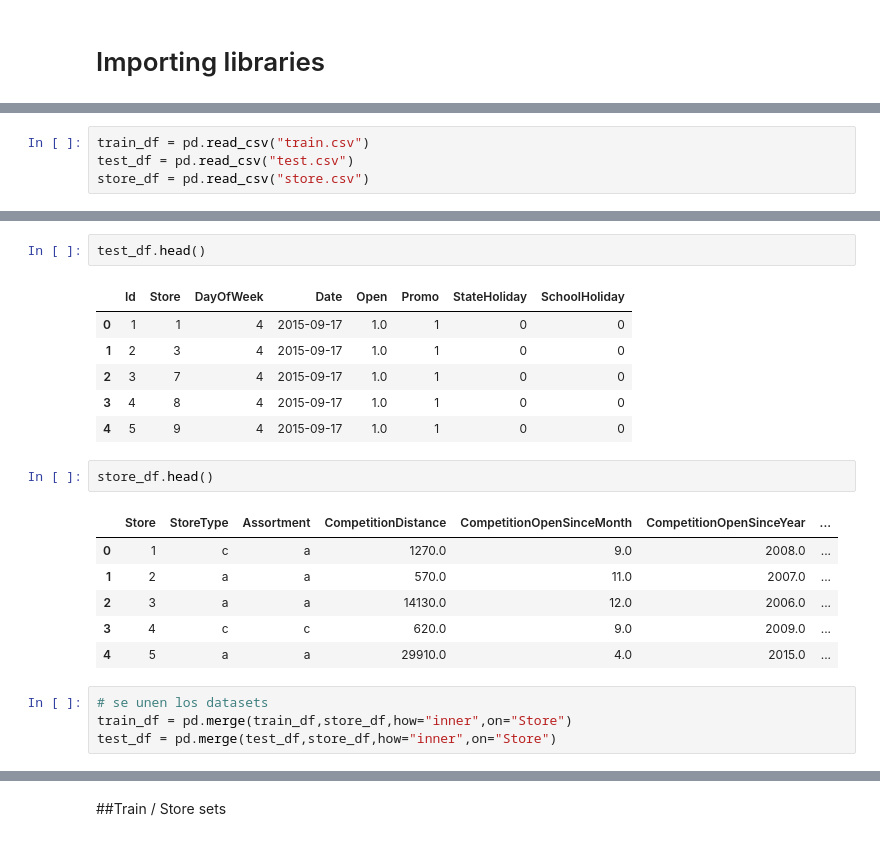
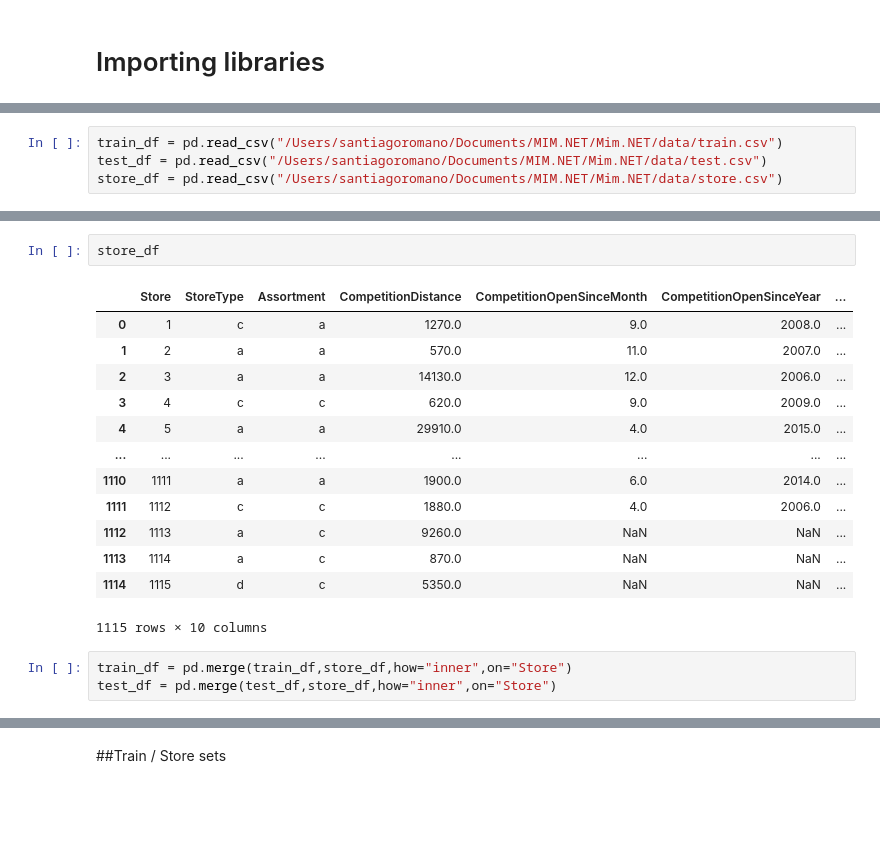
Before and after one commit to SantiagoRomanoOddone/Mim.NET, a Jupyter notebook: testing_functions/rossmann-store-sales.ipynb, the cells around one changed output, grey strips where cells are left out. Drawn from its saved outputs; the diff is of its cells as text; blank space fills up the shorter version.

```diff
--- a/testing_functions/rossmann-store-sales.ipynb
+++ b/testing_functions/rossmann-store-sales.ipynb
@@ -43,6 +42,6 @@ import matplotlib.gridspec as gridspec
 import seaborn as sns
 import matplotlib.pyplot as plt
 # %%
-train_df = pd.read_csv("train.csv")
-test_df = pd.read_csv("test.csv")
-store_df = pd.read_csv("store.csv")
+train_df = pd.read_csv("/Users/santiagoromano/Documents/MIM.NET/Mim.NET/data/train.csv")
+test_df = pd.read_csv("/Users/santiagoromano/Documents/MIM.NET/Mim.NET/data/test.csv")
+store_df = pd.read_csv("/Users/santiagoromano/Documents/MIM.NET/Mim.NET/data/store.csv")
@@ -58,22 +48,19 @@ train_df.head()
-# %%
-test_df.head()
-# %% [output]
-|  | Id | Store | DayOfWeek | Date | Open | Promo | StateHoliday | SchoolHoliday |
-| 0 | 1 | 1 | 4 | 2015-09-17 | 1.0 | 1 | 0 | 0 |
-| 1 | 2 | 3 | 4 | 2015-09-17 | 1.0 | 1 | 0 | 0 |
-| 2 | 3 | 7 | 4 | 2015-09-17 | 1.0 | 1 | 0 | 0 |
-| 3 | 4 | 8 | 4 | 2015-09-17 | 1.0 | 1 | 0 | 0 |
-| 4 | 5 | 9 | 4 | 2015-09-17 | 1.0 | 1 | 0 | 0 |
 # %%
-store_df.head()
+store_df
 # %% [output]
 |  | Store | StoreType | Assortment | CompetitionDistance | CompetitionOpenSinceMonth | CompetitionOpenSinceYear | ... |
 | 0 | 1 | c | a | 1270.0 | 9.0 | 2008.0 | ... |
 | 1 | 2 | a | a | 570.0 | 11.0 | 2007.0 | ... |
 | 2 | 3 | a | a | 14130.0 | 12.0 | 2006.0 | ... |
 | 3 | 4 | c | c | 620.0 | 9.0 | 2009.0 | ... |
 | 4 | 5 | a | a | 29910.0 | 4.0 | 2015.0 | ... |
+| ... | ... | ... | ... | ... | ... | ... | ... |
+| 1110 | 1111 | a | a | 1900.0 | 6.0 | 2014.0 | ... |
+| 1111 | 1112 | c | c | 1880.0 | 4.0 | 2006.0 | ... |
+| 1112 | 1113 | a | c | 9260.0 | NaN | NaN | ... |
+| 1113 | 1114 | a | c | 870.0 | NaN | NaN | ... |
+| 1114 | 1115 | d | c | 5350.0 | NaN | NaN | ... |
+1115 rows × 10 columns
 # %%
-# se unen los datasets
 train_df = pd.merge(train_df,store_df,how="inner",on="Store")
 test_df = pd.merge(test_df,store_df,how="inner",on="Store")
```
Also changed, not shown: parts of 112 cells of this notebook, 2 other files.
